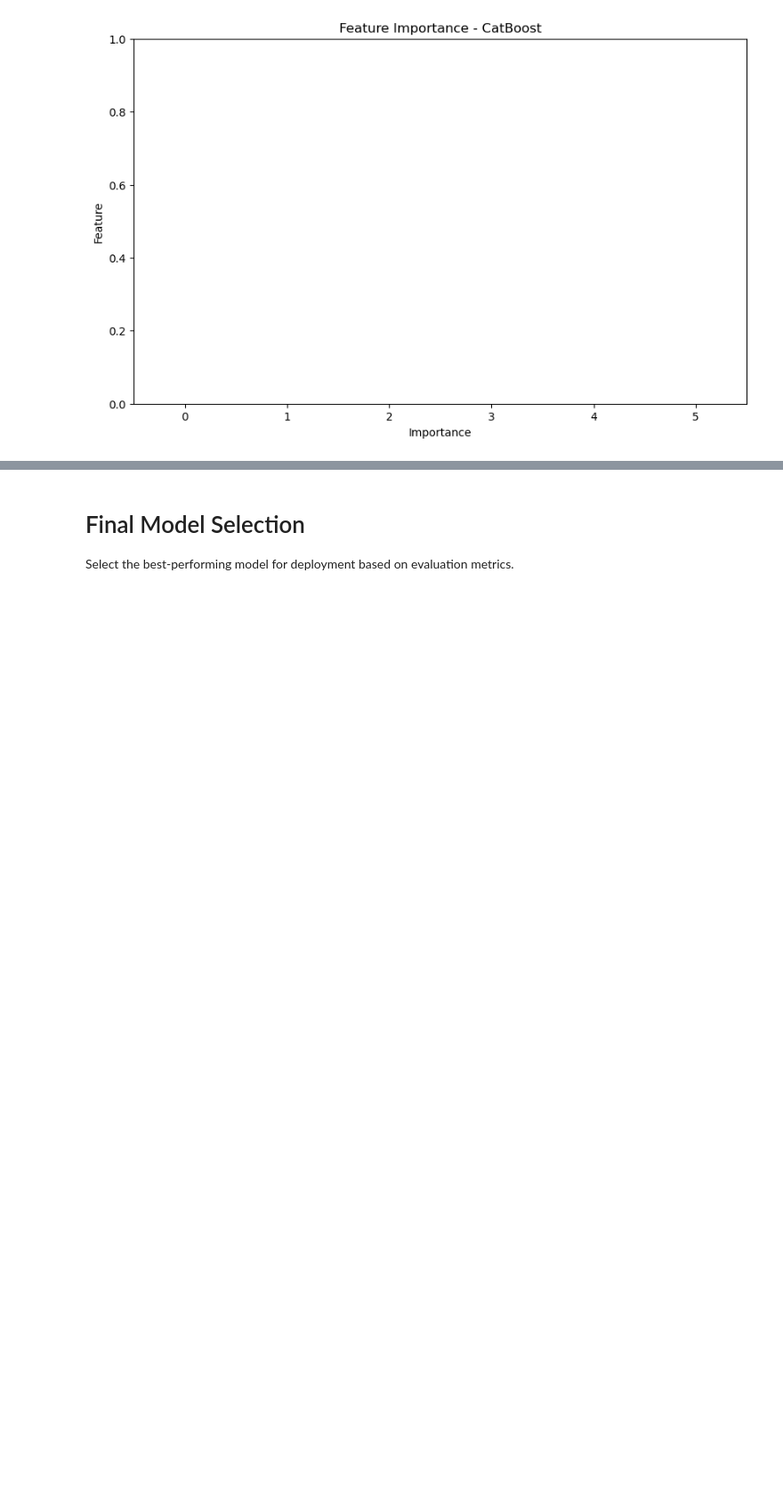
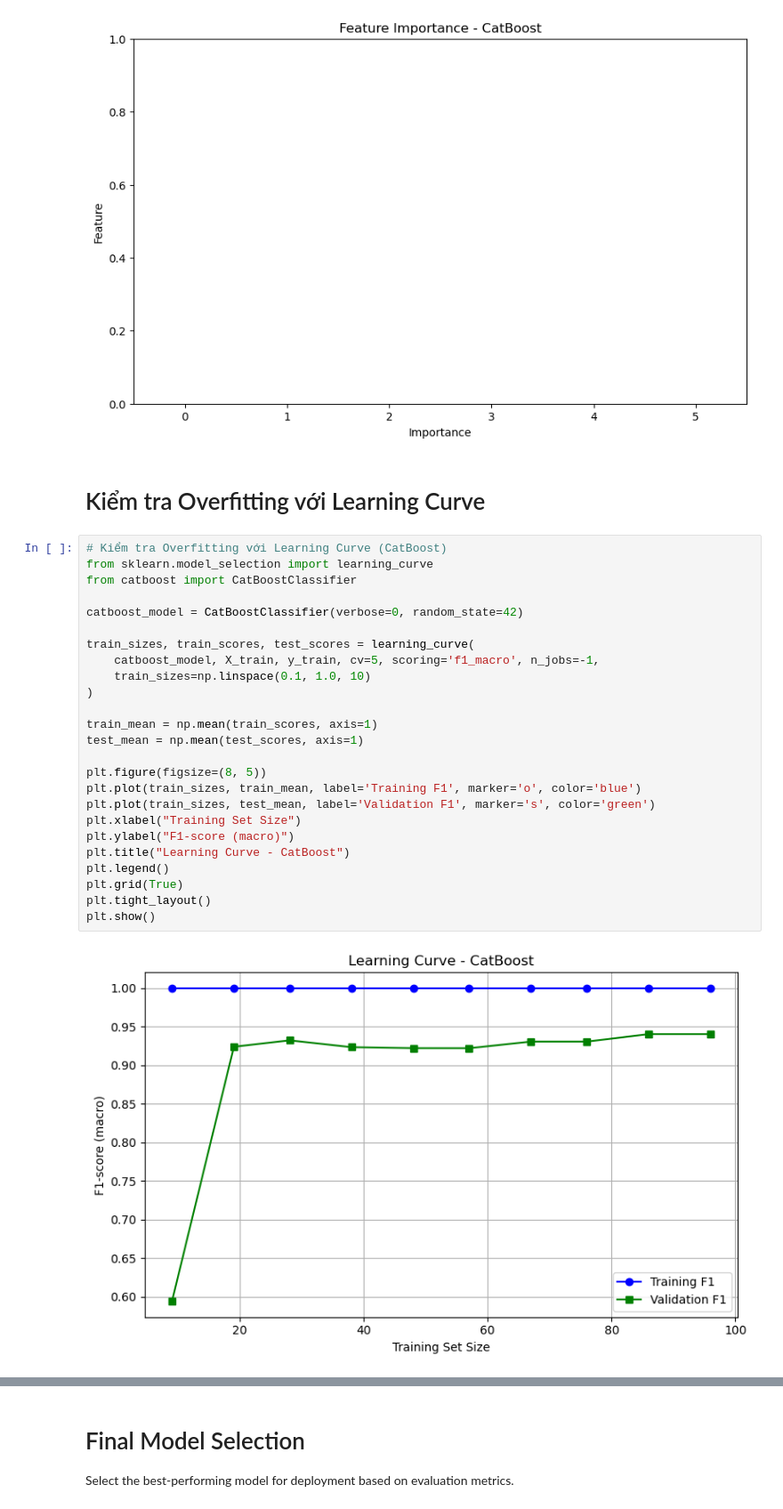
Before and after one commit to mkhoi2004/AI, a Jupyter notebook: Test3.ipynb, the cells around one changed output, grey strips where cells are left out. Shown at 89% size. Drawn from its saved outputs; the diff is of its cells as text; blank space fills up the shorter version.

```diff
--- a/Test3.ipynb
+++ b/Test3.ipynb
@@ -1245,3 +1325,32 @@ plt.show()
 [figure]
 [figure]
 [figure]
+# %% [markdown]
+# Kiểm tra Overfitting với Learning Curve
+# %%
+# Kiểm tra Overfitting với Learning Curve (CatBoost)
+from sklearn.model_selection import learning_curve
+from catboost import CatBoostClassifier
+
+catboost_model = CatBoostClassifier(verbose=0, random_state=42)
+
+train_sizes, train_scores, test_scores = learning_curve(
+    catboost_model, X_train, y_train, cv=5, scoring='f1_macro', n_jobs=-1,
+    train_sizes=np.linspace(0.1, 1.0, 10)
+)
+
+train_mean = np.mean(train_scores, axis=1)
+test_mean = np.mean(test_scores, axis=1)
+
+plt.figure(figsize=(8, 5))
+plt.plot(train_sizes, train_mean, label='Training F1', marker='o', color='blue')
+plt.plot(train_sizes, test_mean, label='Validation F1', marker='s', color='green')
+plt.xlabel("Training Set Size")
+plt.ylabel("F1-score (macro)")
+plt.title("Learning Curve - CatBoost")
+plt.legend()
+plt.grid(True)
+plt.tight_layout()
+plt.show()
+# %% [output]
+[figure, added]
```
Also changed, not shown: parts of 15 cells of this notebook, 6 other files.
